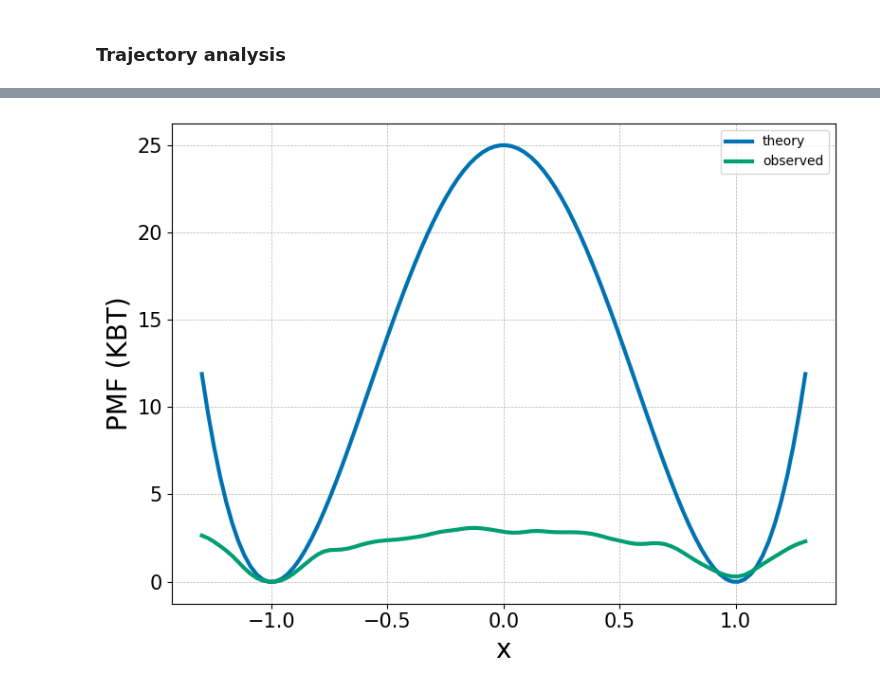
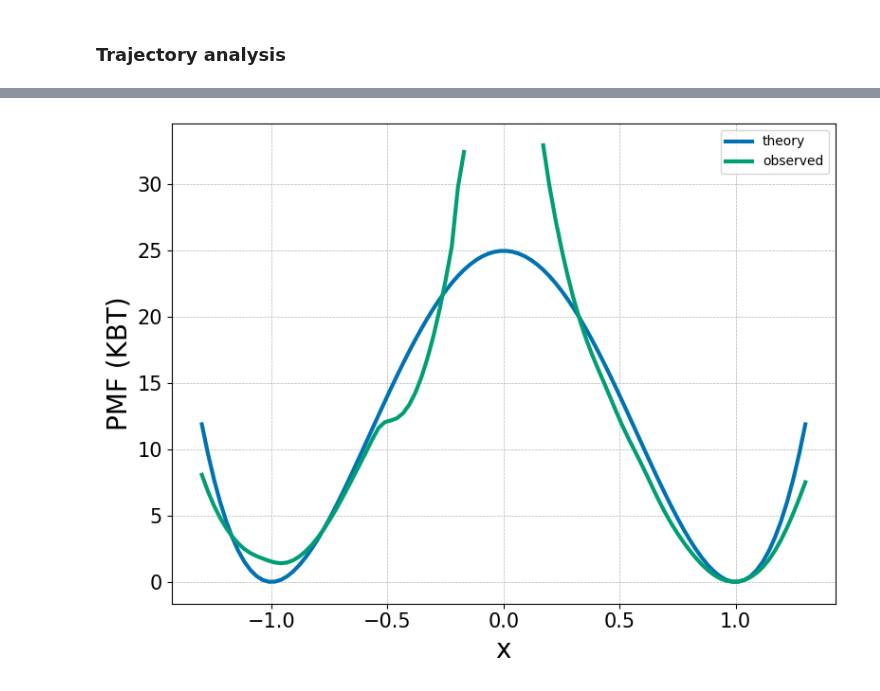
Before and after one commit to matsunagalab/MDToolbox.jl, a Jupyter notebook: notebook/mcmc_infinite_swap.ipynb, the cells around one changed output, grey strips where cells are left out. Cells and saved outputs as stored; diff of their text form; code cells hidden in the pictures.

Commit message:
infinite swap notebook updated

```diff
--- a/notebook/mcmc_infinite_swap.ipynb
+++ b/notebook/mcmc_infinite_swap.ipynb
@@ -220,23 +205,24 @@ end
 # %%
 x_grid = range(-1.3, 1.3, length=100);
-pmf_theory = V.(x_grid, k=1) ./ temperature_replica[1]
+pmf_theory = V.(x_grid) ./ temperature_replica[1]
 pmf_theory .= pmf_theory .- minimum(pmf_theory);
 # %%
-pmf_observed, _ = getpmf(traj, weight= weight, grid_x = collect(x_grid), bandwidth=0.05);
+pmf_observed, _ = getpmf(traj_replica[1], weight=weight_replica[:, 1], grid_x = collect(x_grid), bandwidth=0.05);
+#pmf_observed, _ = getpmf(traj, weight=weight, grid_x = collect(x_grid), bandwidth=0.05);
 # %%
 fig, ax = subplots(figsize=(8, 6))
 ax.plot(x_grid, pmf_theory, linewidth=3)
 xlabel("x",fontsize=20)
 ylabel("PMF (KBT)",fontsize=20)
 
 ax.plot(x_grid, pmf_observed, linewidth=3)
 
 ax.legend(["theory", "observed"])
 
 ax.xaxis.set_tick_params(which="major",labelsize=15)
 ax.yaxis.set_tick_params(which="major",labelsize=15)
 ax.grid(linestyle="--", linewidth=0.5)
 tight_layout()
-savefig("mcmc_replica_exchange.png", dpi=350)
+savefig("mcmc_infinite_swap.png", dpi=350)
 # %% [output]
-[figure, old version]
+[figure, new version]
```
Also changed, not shown: parts of 13 cells of this notebook.
